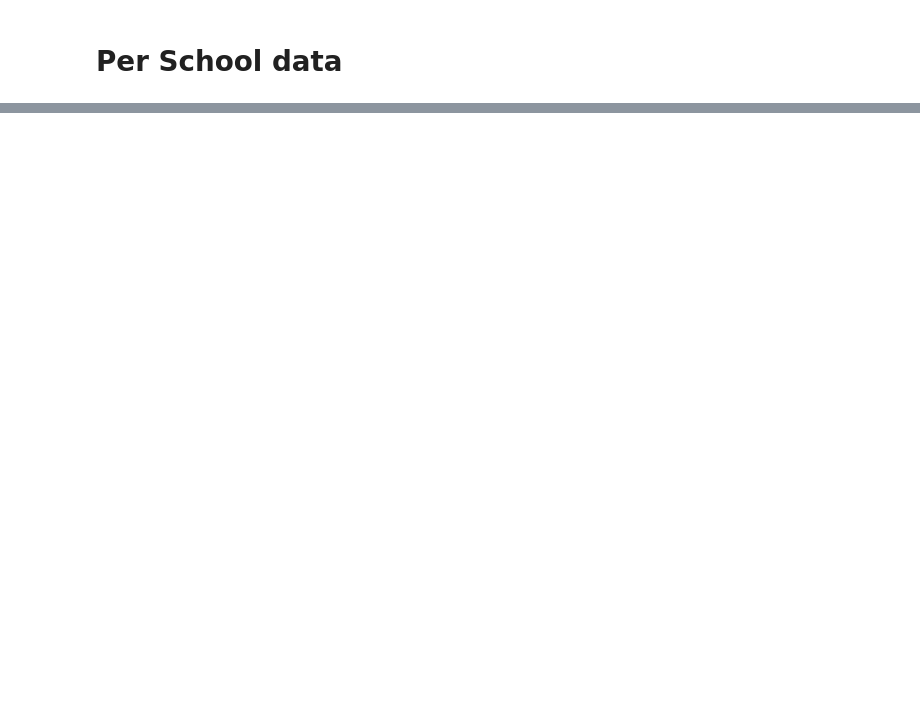
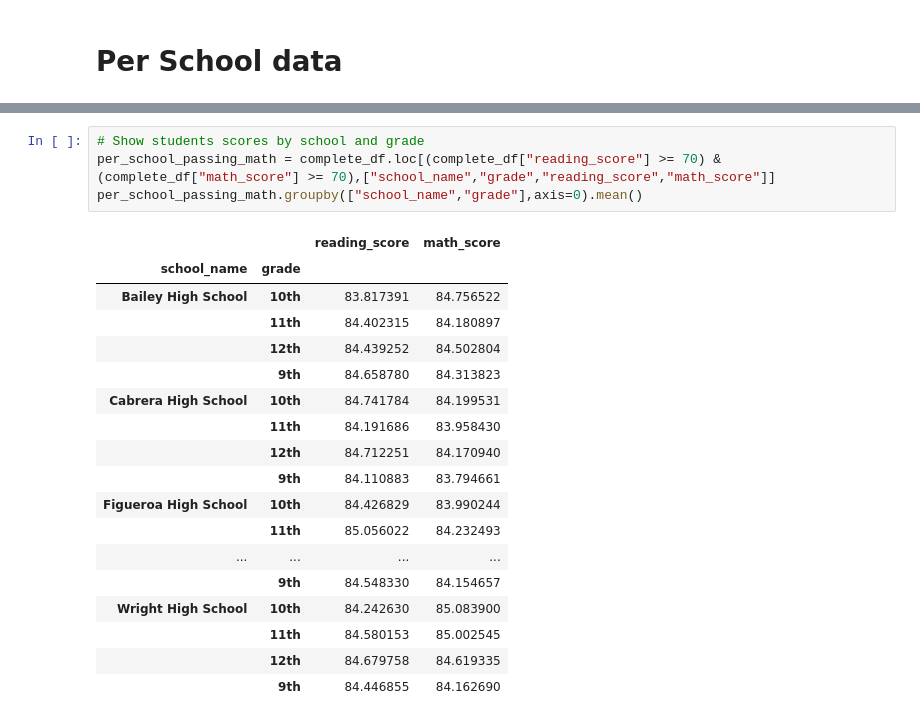
Before and after one commit to JonLev03-hub/School_District_Analysis, a Jupyter notebook: PyCitySchools.ipynb, the cells around one changed output, grey strips where cells are left out. Drawn from its saved outputs; the diff is of its cells as text; blank space fills up the shorter version.

Commit message:
did the final analysis for the schools

```diff
--- a/PyCitySchools.ipynb
+++ b/PyCitySchools.ipynb
@@ -358,0 +253,23 @@ per_school_summary_df
+# %%
+# Show students scores by school and grade
+per_school_passing_math = complete_df.loc[(complete_df["reading_score"] >= 70) & (complete_df["math_score"] >= 70),["school_name","grade","reading_score","math_score"]]
+per_school_passing_math.groupby(["school_name","grade"],axis=0).mean()
+# %% [output]
+|  |  | reading_score | math_score |
+| school_name | grade |  |  |
+| Bailey High School | 10th | 83.817391 | 84.756522 |
+|  | 11th | 84.402315 | 84.180897 |
+|  | 12th | 84.439252 | 84.502804 |
+|  | 9th | 84.658780 | 84.313823 |
+| Cabrera High School | 10th | 84.741784 | 84.199531 |
+|  | 11th | 84.191686 | 83.958430 |
+|  | 12th | 84.712251 | 84.170940 |
+|  | 9th | 84.110883 | 83.794661 |
+| Figueroa High School | 10th | 84.426829 | 83.990244 |
+|  | 11th | 85.056022 | 84.232493 |
+| ... | ... | ... | ... |
+|  | 9th | 84.548330 | 84.154657 |
+| Wright High School | 10th | 84.242630 | 85.083900 |
+|  | 11th | 84.580153 | 85.002545 |
+|  | 12th | 84.679758 | 84.619335 |
+|  | 9th | 84.446855 | 84.162690 |
```
Also changed, not shown: parts of 12 cells of this notebook.
